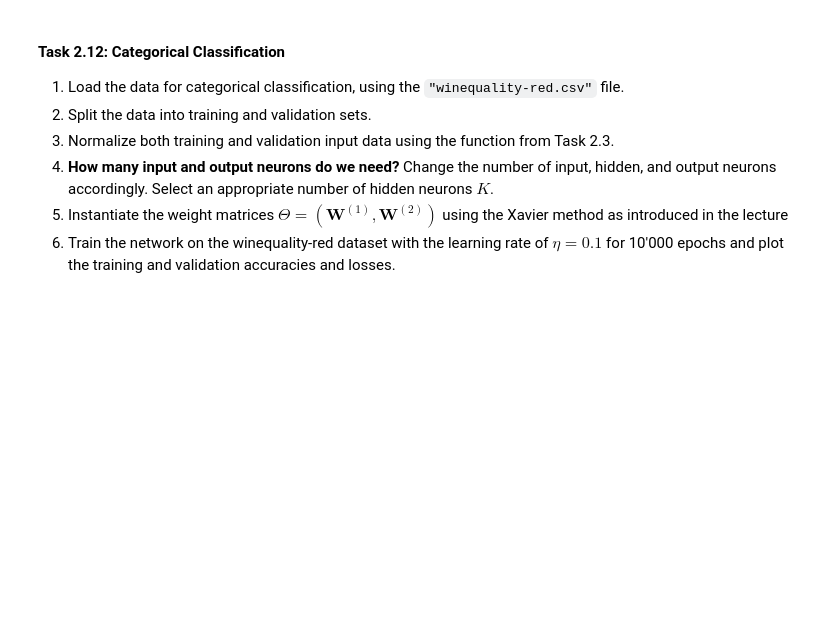
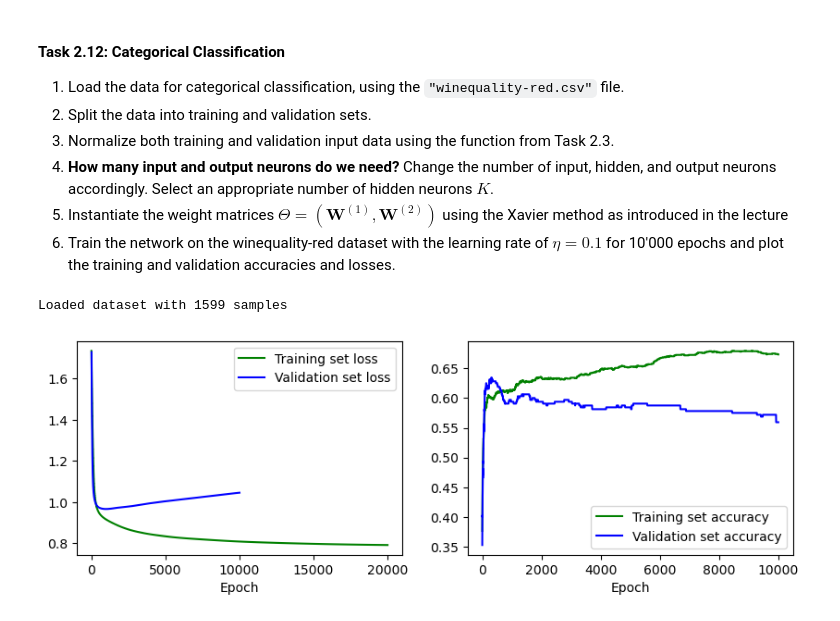
Before and after one commit to catsonthewall/Deep-Learning, a Jupyter notebook: DL-Assignment02.ipynb, the cells around one changed output. Saved outputs shown, nothing was run; the diff lists cells and outputs as text; code cells hidden in the pictures; blank space fills up the shorter version.

```diff
--- a/DL-Assignment02.ipynb
+++ b/DL-Assignment02.ipynb
@@ -288,7 +288,14 @@ def logistic_function(z):
     return 1 / (1 + numpy.exp(-z))
 
 def stable_softmax(z):
-    return numpy.exp(z - numpy.max(z, axis=0, keepdims=True)) / numpy.sum(numpy.exp(z - numpy.max(z, axis=0, keepdims=True)), axis=0, keepdims=True)
+    # subtract the maximum value of each column for numerical stability
+    z_shifted = z - numpy.max(z, axis=0, keepdims=True)
+
+    # get all exponentials
+    exp_z = numpy.exp(z_shifted)
+
+    # Normalize
+    return exp_z / numpy.sum(exp_z, axis=0, keepdims=True)
 # %% [markdown]
 #### Task 2.5: Network Implementation
 
@@ -331,7 +338,9 @@ $$
 For both losses, the mathematical expressions below can be implemented much easier, by using basic `numpy` or `scipy` functionality.
 # %%
 def loss(Y, T, loss_type):
+    eps = 1e-8 #provint Nan
     if loss_type == 'bce':#BCE
+        Y = numpy.clip(Y, eps, 1 - eps)
         return -numpy.mean(T * numpy.log(Y) + (1 - T) * numpy.log(1 - Y))
     else:#CCE
         return -numpy.mean(numpy.sum(T * numpy.log(Y), axis=0))
@@ -344,12 +353,12 @@ Implement the function using the fast version provided in the lecture and make u
 # %%
 def gradient(X, T, Y, H, Theta):
   W1, W2 = Theta
-
+  N = X.shape[1]
   # Derivative with respect to W2
-  g2 = (Y - T) @ H.T
+  g2 = (Y - T) @ H.T/ N
 
   # Compute the derivative with respect to W1
-  g1 = ((W2.T @ (Y - T)) * (1 - H**2)) @ X.T
+  g1 = ((W2.T @ (Y - T)) * (1 - H**2)) @ X.T/ N
 
   return g1, g2
 # %% [markdown]
@@ -423,8 +432,10 @@ def train(X_train, T_train, X_val, T_val, Theta, loss_type, num_epochs=10000, le
     # train on training set
     # ... compute network output on training data
     Y_train, H_train = Network(X_train, (W1, W2), loss_type)
+    Y_train = numpy.clip(Y_train, 1e-8, 1 - 1e-8)
     # ... compute loss from network output and target data
     loss_train = loss(Y_train, T_train, loss_type)
+    train_loss.append(loss_train)
     # ... compute gradient and perform weight update
     g1, g2 = gradient(X_train, T_train, Y_train, H_train, (W1, W2))
     W1 -= learning_rate * g1
@@ -435,11 +446,11 @@ def train(X_train, T_train, X_val, T_val, Theta, loss_type, num_epochs=10000, le
     train_loss.append(loss_train)
     # ... compute training set accuracy
     train_acc.append(acc_train)
-
     # test on validation data
 
     # ... compute network output on validation data
     Y_val, _ = Network(X_val, (W1, W2), loss_type)
+    Y_val = numpy.clip(Y_val, 1e-8, 1 - 1e-8)
     # ... compute loss from network output and target data
     loss_val = loss(Y_val, T_val, loss_type)
     #accuracy
@@ -449,7 +460,7 @@ def train(X_train, T_train, X_val, T_val, Theta, loss_type, num_epochs=10000, le
     # ... compute validation set accuracy
     val_acc.append(acc_val)
 
-  # return the four lists of losses and accuracies
+    # return the four lists of losses and accuracies
   return train_loss, train_acc, val_loss, val_acc
 # %% [markdown]
 #### Task 2.10: Plotting Function
@@ -518,21 +525,24 @@ Loaded dataset with 3150 samples
 # %%
 
 # load dataset
-X, T = ...
+X, T = dataset("winequality-red.csv", ";")
 # split dataset
-X_train, T_train, X_val, T_val = ...
+X_train, T_train, X_val, T_val = split_training_data(X, T)
 # normalize input data
-X_train, X_val = ...
+X_train, X_val = normalize(X_train, X_val)
 
-K = ...
-D = ...
-O = ...
-W1 = ...
-W2 = ...
+K = X_train.shape[0]
+D = 8
+O = T_train.shape[0]
+W1 = numpy.random.randn(D, K) * numpy.sqrt(1 / K)
+W2 = numpy.random.randn(O, D) * numpy.sqrt(1 / K)
 Theta = [W1, W2]
 
 # train network on our data
-results = ...
+results = train(X_train, T_train, X_val, T_val, Theta, loss_type="cce", num_epochs=10000, learning_rate=0.1)
 
 # plot the results
-plot(...)
+plot(*results)
+# %% [output]
+Loaded dataset with 1599 samples
+[figure, added]
```
Also changed, not shown: parts of 3 cells of this notebook.
